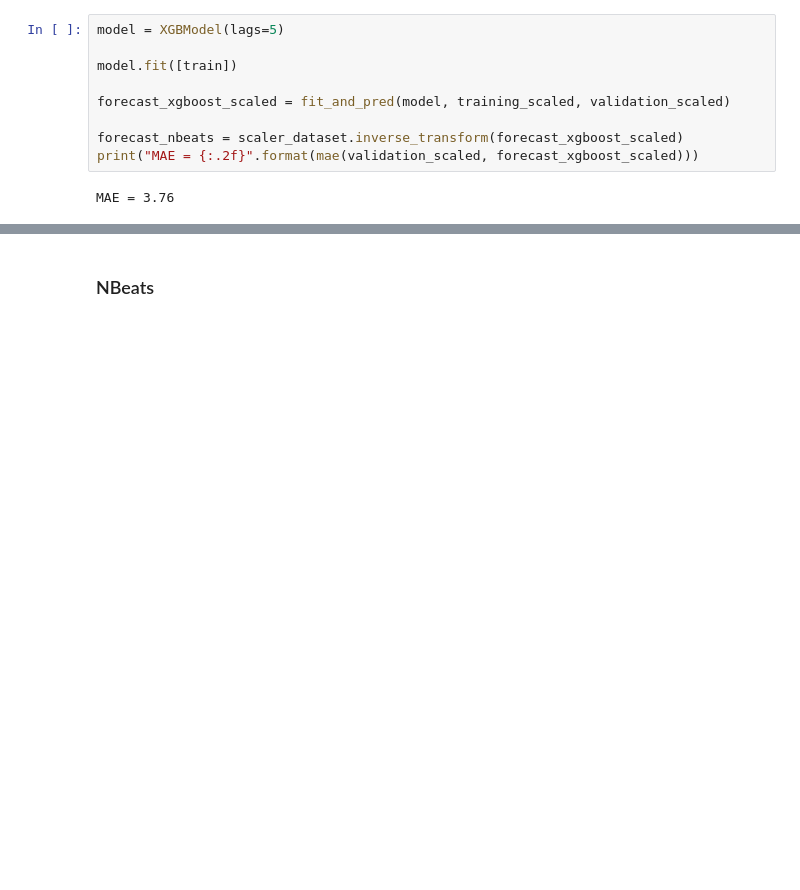
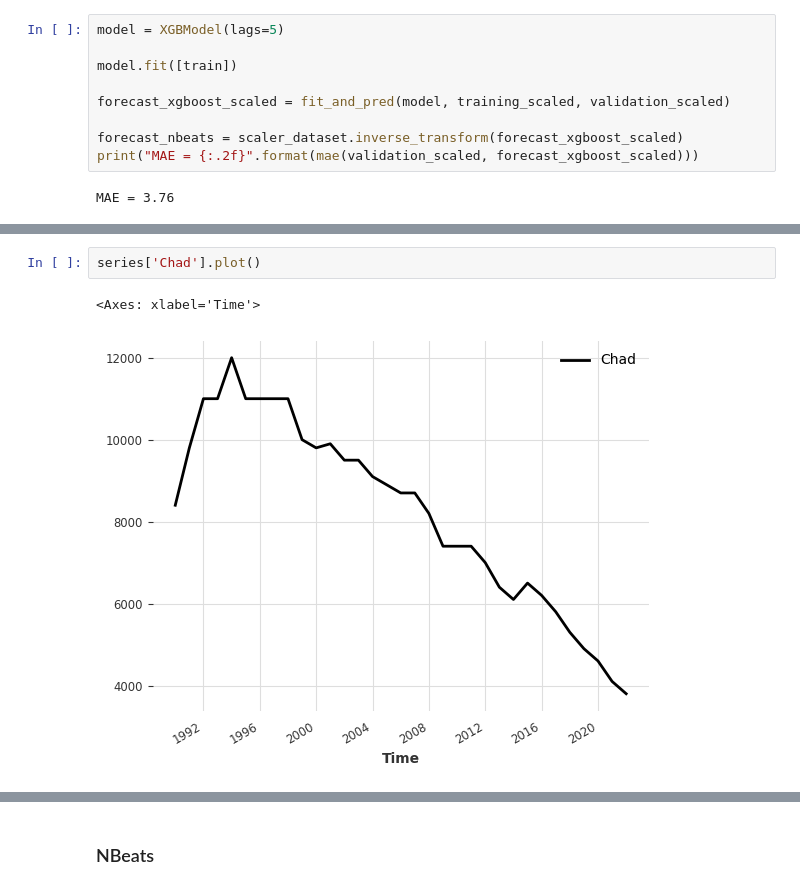
Before and after one commit to KTerhuja-2/HIV_cases, a Jupyter notebook: experiment_darts.ipynb, the cells around one changed output, grey strips where cells are left out. Saved outputs shown, nothing was run; the diff lists cells and outputs as text; blank space fills up the shorter version.

```diff
--- a/experiment_darts.ipynb
+++ b/experiment_darts.ipynb
@@ -96,0 +200,5 @@ df
+# %%
+series['Chad'].plot()
+# %% [output]
+<Axes: xlabel='Time'>
+[figure, added]
```
Also changed, not shown: parts of 9 cells of this notebook, 1 other file.
